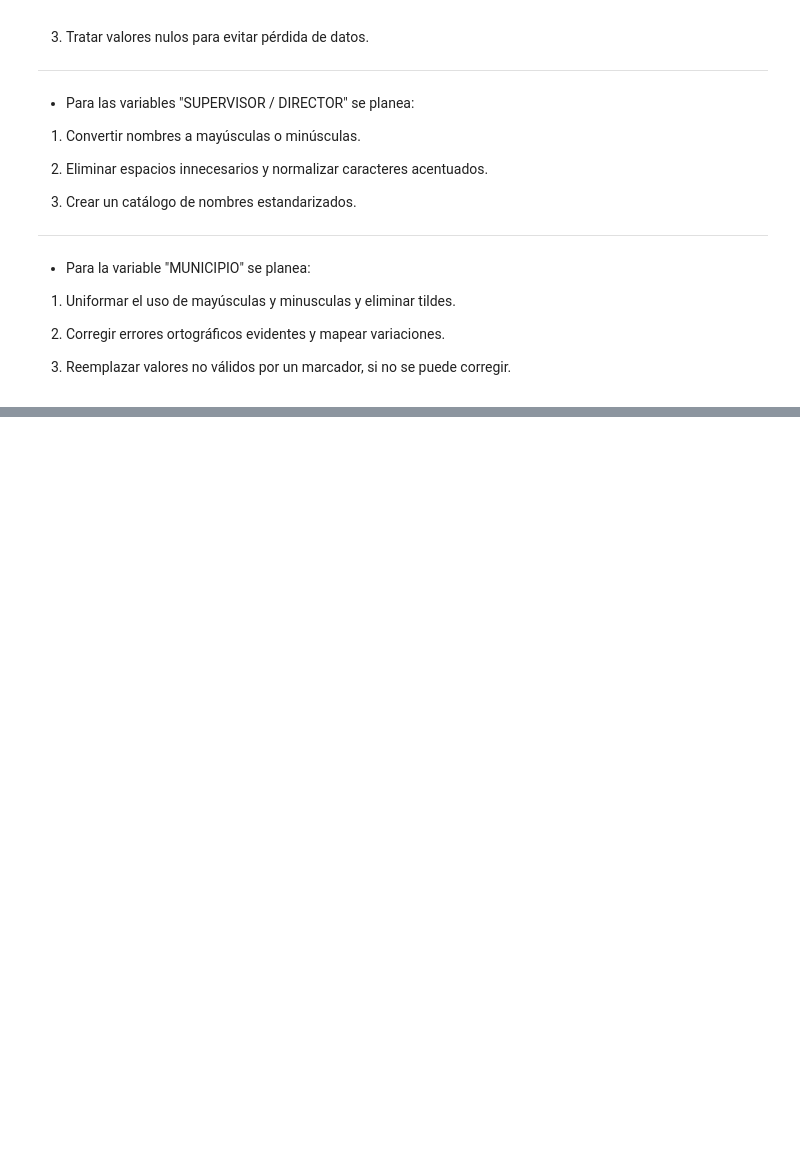
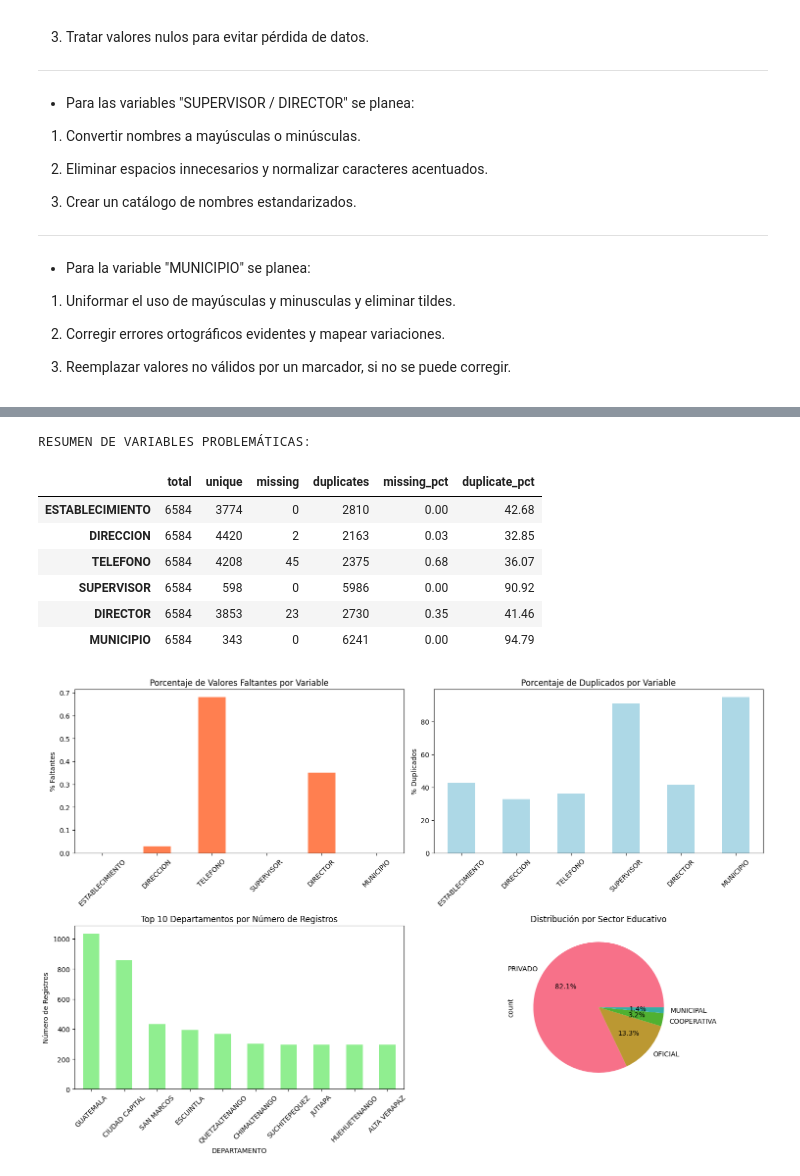
Before and after one commit to nancygmm/Proyecto_1_DS, a Jupyter notebook: analisis.ipynb, the cells around one changed output, grey strips where cells are left out. Saved outputs shown, nothing was run; the diff lists cells and outputs as text; code cells hidden in the pictures; blank space fills up the shorter version.

```diff
--- a/analisis.ipynb
+++ b/analisis.ipynb
@@ -13,6 +1,19 @@ Nancy Mazariegos
 # %%
 import pandas as pd
 import os
+import pandas as pd
+import numpy as np
+import os
+import re
+from pathlib import Path
+from fuzzywuzzy import fuzz
+import matplotlib.pyplot as plt
+import seaborn as sns
+import warnings
+warnings.filterwarnings('ignore')
+
+plt.style.use('default')
+sns.set_palette("husl")
 
 def describir_dataset(archivo):
     with open("estadisticas.txt", "w", encoding='utf-8') as f:
@@ -228,0 +352,53 @@ A partir del análisis de los archivos CSV, se identificaron las siguientes vari
+# %%
+problematic_vars = ['ESTABLECIMIENTO', 'DIRECCION', 'TELEFONO', 'SUPERVISOR', 'DIRECTOR', 'MUNICIPIO']
+
+analysis_results = {}
+for var in problematic_vars:
+    if var in df_original.columns:
+        analysis_results[var] = {
+            'total': len(df_original),
+            'unique': df_original[var].nunique(),
+            'missing': df_original[var].isna().sum(),
+            'duplicates': df_original[var].duplicated().sum()
+        }
+
+summary_df = pd.DataFrame(analysis_results).T
+summary_df['missing_pct'] = (summary_df['missing'] / summary_df['total'] * 100).round(2)
+summary_df['duplicate_pct'] = (summary_df['duplicates'] / summary_df['total'] * 100).round(2)
+
+print("\nRESUMEN DE VARIABLES PROBLEMÁTICAS:")
+display(summary_df)
+
+fig, axes = plt.subplots(2, 2, figsize=(15, 10))
+
+summary_df['missing_pct'].plot(kind='bar', ax=axes[0,0], color='coral')
+axes[0,0].set_title('Porcentaje de Valores Faltantes por Variable')
+axes[0,0].set_ylabel('% Faltantes')
+axes[0,0].tick_params(axis='x', rotation=45)
+
+summary_df['duplicate_pct'].plot(kind='bar', ax=axes[0,1], color='lightblue')
+axes[0,1].set_title('Porcentaje de Duplicados por Variable')
+axes[0,1].set_ylabel('% Duplicados')
+axes[0,1].tick_params(axis='x', rotation=45)
+
+df_original['DEPARTAMENTO'].value_counts().head(10).plot(kind='bar', ax=axes[1,0], color='lightgreen')
+axes[1,0].set_title('Top 10 Departamentos por Número de Registros')
+axes[1,0].set_ylabel('Número de Registros')
+axes[1,0].tick_params(axis='x', rotation=45)
+
+if 'SECTOR' in df_original.columns:
+    df_original['SECTOR'].value_counts().plot(kind='pie', ax=axes[1,1], autopct='%1.1f%%')
+    axes[1,1].set_title('Distribución por Sector Educativo')
+
+plt.tight_layout()
+plt.show()
+# %% [output]
+RESUMEN DE VARIABLES PROBLEMÁTICAS:
+|  | total | unique | missing | duplicates | missing_pct | duplicate_pct |
+| ESTABLECIMIENTO | 6584 | 3774 | 0 | 2810 | 0.00 | 42.68 |
+| DIRECCION | 6584 | 4420 | 2 | 2163 | 0.03 | 32.85 |
+| TELEFONO | 6584 | 4208 | 45 | 2375 | 0.68 | 36.07 |
+| SUPERVISOR | 6584 | 598 | 0 | 5986 | 0.00 | 90.92 |
+| DIRECTOR | 6584 | 3853 | 23 | 2730 | 0.35 | 41.46 |
+| MUNICIPIO | 6584 | 343 | 0 | 6241 | 0.00 | 94.79 |
+[figure, added]
```
Also changed, not shown: parts of 8 cells of this notebook, 25 other files.
